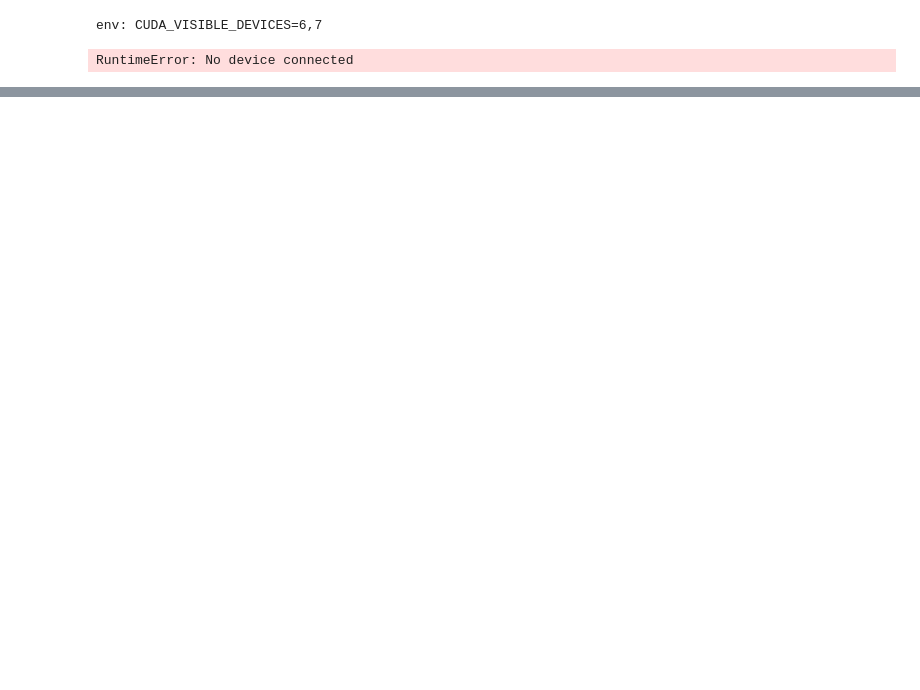
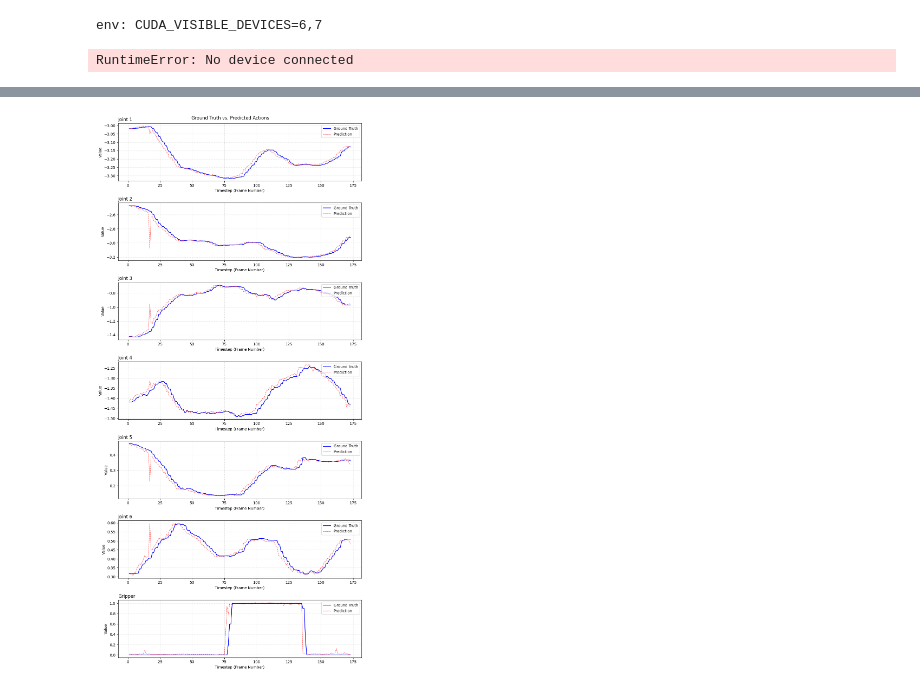
Before and after one commit to RPM-lab-UMN/openpi, a Jupyter notebook: examples/pi0_deploy.ipynb, the cells around one changed output, grey strips where cells are left out. Cells and saved outputs as stored; diff of their text form; code cells hidden in the pictures; blank space fills up the shorter version.

Commit message:
Plotting ground truth actions against predicted actions

```diff
--- a/examples/pi0_deploy.ipynb
+++ b/examples/pi0_deploy.ipynb
@@ -107 +142,6 @@ cam_wrist.release()
+# %%
+# Get ground truth actions
+GT_actions = []
+for i, j in zip(GT_dict['spark_command_angles'], GT_dict['spark_command_gripper']):
+    GT_actions.append([*i, j])
 # %%
@@ -247,0 +210,14 @@ None
+# %%
+# Get action predictions for trajectory
+pred_actions = []
+for i in range(len(frames_scene)):
+    observation = {
+        'observation.image_scene': frames_scene[i],
+        'observation.image_wrist': frames_wrist[i],
+        'observation.state': np.concatenate(
+            (GT_dict['joint_positions'][i], GT_dict['eef_pose'][i]['position'], GT_dict['eef_pose'][i]['orientation_rpy'], [GT_dict['gripper_state'][i]])
+            ),
+        "prompt": "pick the blue block and place it in the black bowl"
+    }
+    result = policy.infer(observation)
+    pred_actions.append(result['actions'])
@@ -247,0 +274,41 @@ None
+# %%
+import matplotlib.pyplot as plt
+
+labels = [f"Joint {i+1}" for i in range(6)] + ["Gripper"]
+DOF = 7
+timesteps = np.arange(1, len(GT_actions)+1)
+PREDICTED_ACTIONS = pred_actions
+
+fig, axes = plt.subplots(
+    nrows=DOF,
+    ncols=1,
+    figsize=(10, 3 * DOF), # Adjust height for all subplots
+)
+fig.suptitle('Ground Truth vs. Predicted Actions')
+
+for i in range(DOF):
+    ax = axes[i]
+    ax.plot(
+        timesteps,
+        [a_t[i] for a_t in GT_actions],
+        label='Ground Truth', color='blue', linestyle='-', linewidth=1.5
+    )
+    ax.plot(
+        timesteps,
+        [a_t[0][i] for a_t in PREDICTED_ACTIONS],
+        label='Prediction',
+        color='red', linestyle='--', linewidth=1.0, alpha=0.7
+    )
+
+    # Set titles and labels
+    ax.set_title(labels[i], loc='left')
+    ax.set_ylabel('Value')
+    ax.grid(True, linestyle=':', alpha=0.6)
+    ax.legend(loc='upper right')
+    ax.set_xlabel('Timestep (Frame Number)')
+
+# Adjust layout to prevent overlap
+plt.tight_layout()
+plt.show()
+# %% [output]
+[figure, added]
```
Also changed, not shown: parts of 6 cells of this notebook, 2 other files.
